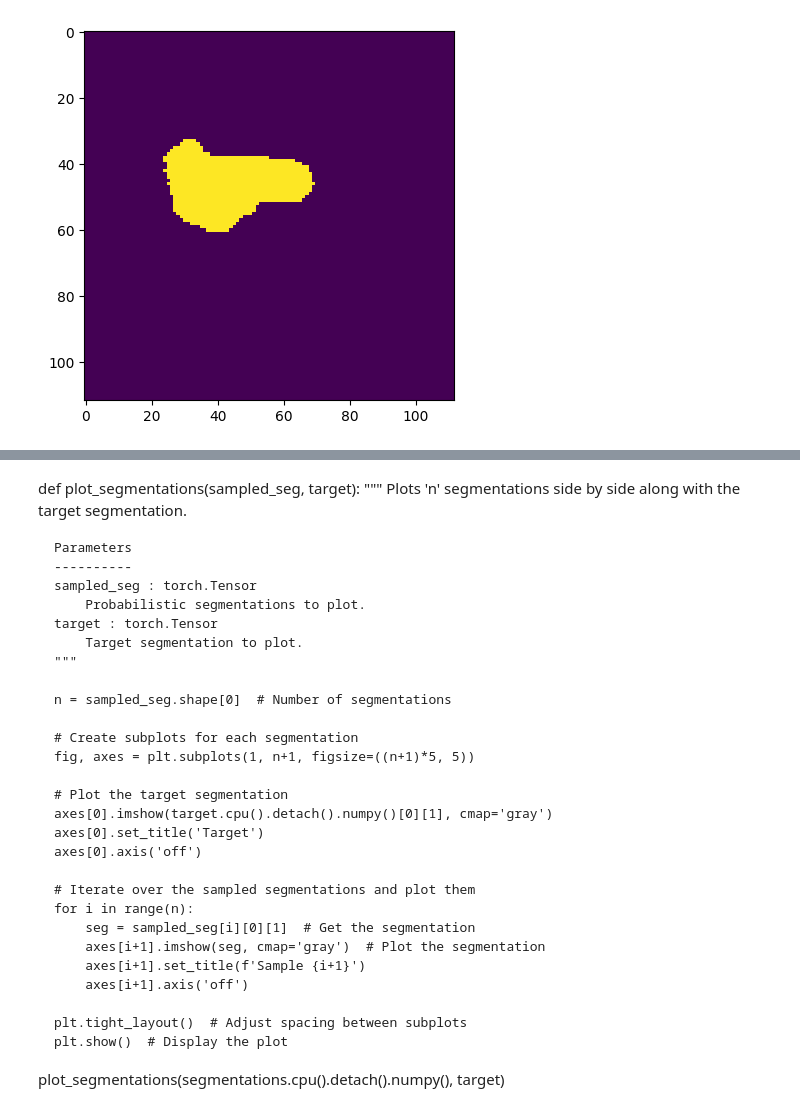
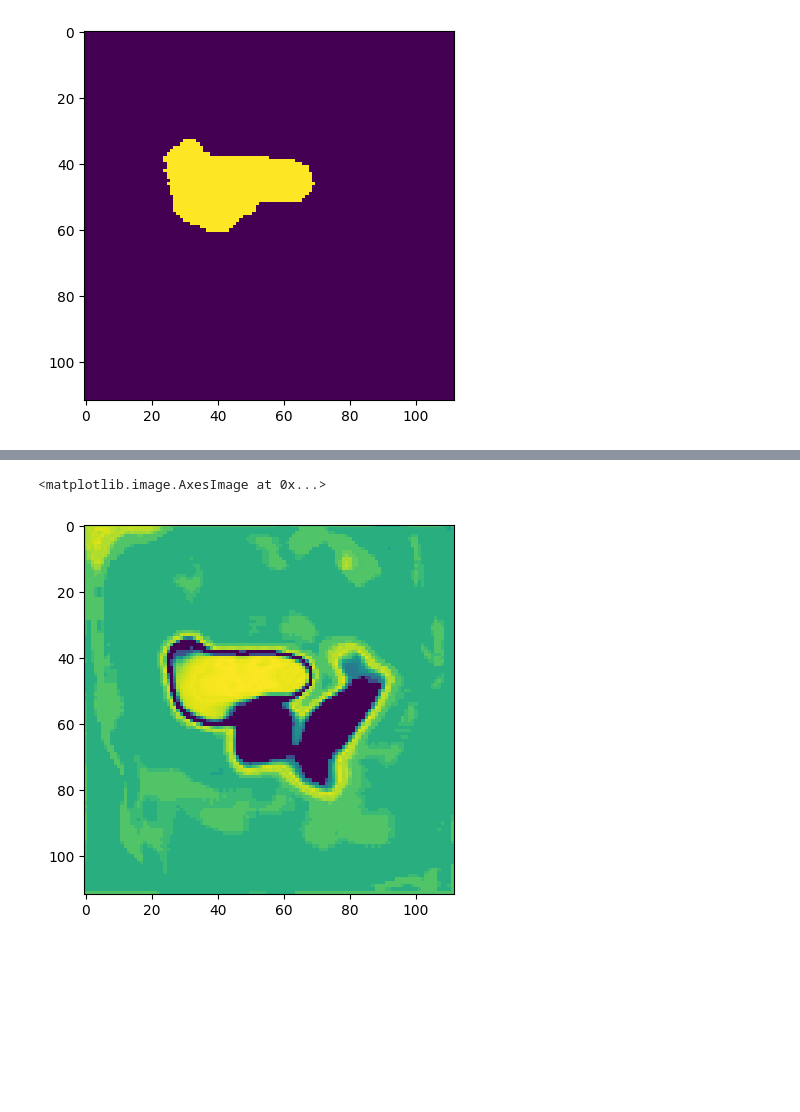
Before and after one commit to BSEL-UC3M/UncertaintyEstimation, a Jupyter notebook: notebooks/Plotter.ipynb, the cells around one changed output, grey strips where cells are left out. Drawn from its saved outputs; the diff is of its cells as text; code cells hidden in the pictures; blank space fills up the shorter version.

```diff
--- a/notebooks/Plotter.ipynb
+++ b/notebooks/Plotter.ipynb
@@ -81,9 +119,8 @@ plt.imshow(unet_feats.cpu().detach().numpy()[0][1, :, :, 56])
 # %%
-# Example usage
 segmentations = []
 
-for i in range(8):
+for i in range(50):
     sample = model.sample(train=False)
-    segmentations.append(sample.cpu().detach())
-    plt.imshow(sample.cpu().detach().numpy()[0, 1, :, :, 56])
-    plt.show()
+    segmentations.append(binarize_segmentations(sample).cpu().detach())
+    # plt.imshow(binarize_segmentations(sample).cpu().detach().numpy()[0, 1, :, :, 56])
+    # plt.show()
@@ -132,35 +127,14 @@ plt.imshow(uncertainty_map[:, :, 56])
-# %% [markdown]
-def plot_segmentations(sampled_seg, target):
-    """
-    Plots 'n' segmentations side by side along with the target segmentation.
-
-    Parameters
-    ----------
-    sampled_seg : torch.Tensor
-        Probabilistic segmentations to plot.
-    target : torch.Tensor
-        Target segmentation to plot.
-    """
-
-    n = sampled_seg.shape[0]  # Number of segmentations
-
-    # Create subplots for each segmentation
-    fig, axes = plt.subplots(1, n+1, figsize=((n+1)*5, 5))
-
-    # Plot the target segmentation
-    axes[0].imshow(target.cpu().detach().numpy()[0][1], cmap='gray')
-    axes[0].set_title('Target')
-    axes[0].axis('off')
-
-    # Iterate over the sampled segmentations and plot them
-    for i in range(n):
-        seg = sampled_seg[i][0][1]  # Get the segmentation
-        axes[i+1].imshow(seg, cmap='gray')  # Plot the segmentation
-        axes[i+1].set_title(f'Sample {i+1}')
-        axes[i+1].axis('off')
-
-    plt.tight_layout()  # Adjust spacing between subplots
-    plt.show()  # Display the plot
-
-
-plot_segmentations(segmentations.cpu().detach().numpy(), target)
+# %%
+# Concatenate the list of masks into a single torch tensor with shape [50, 2, 112, 112, 112]
+batch_masks = torch.cat(segmentations, dim=0)
+
+# Convert the torch tensor to a numpy array for np.std
+batch_masks_np = batch_masks.numpy()
+
+# Compute the standard deviation along the batch dimension (axis=0)
+uncertainty_map = torch.tensor(np.std(batch_masks_np, axis=0))
+# %%
+plt.imshow(uncertainty_map[1][:, :, 56])
+# %% [output]
+<matplotlib.image.AxesImage at 0x...>
+[figure, added]
```
Also changed, not shown: parts of 25 cells of this notebook, 6 other files.
